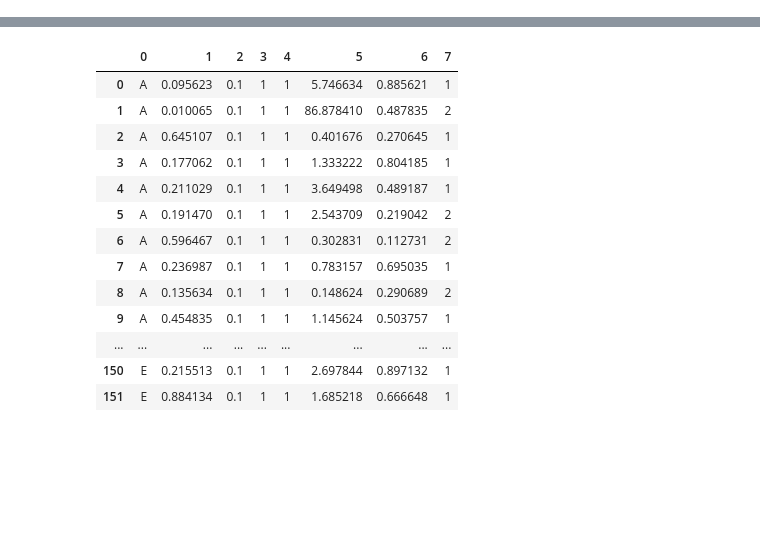
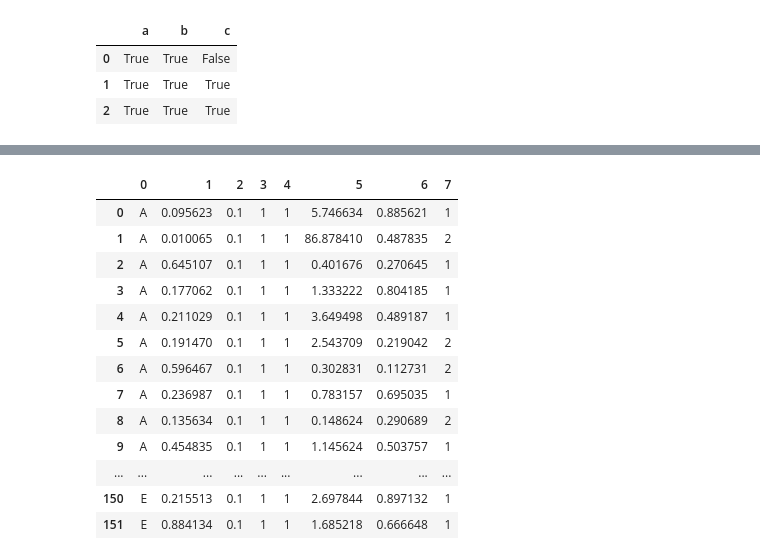
Before and after one commit to robertgrote/News-Asymmetry-Study, a Jupyter notebook: 'Jump' Program Practice Notebook.ipynb, the cells around one changed output, grey strips where cells are left out. Drawn from its saved outputs; the diff is of its cells as text; code cells hidden in the pictures; blank space fills up the shorter version.

```diff
--- a/'Jump' Program Practice Notebook.ipynb
+++ b/'Jump' Program Practice Notebook.ipynb
@@ -31,0 +28,20 @@ RangeIndex(start=0, stop=4000, step=1)
+# %%
+def jumpgetter(df, lookback=1, ythresh=.2): #make ythresh a ratio like .1 for a ten percent jump
+    pctchanges=df.pct_change(periods=lookback)
+    tfdf=pd.DataFrame() #initialize
+    for col in range(len(pctchanges.columns)):
+        if ythresh>0:
+            jumpyeaornay=df[pctchanges.columns[col]]>ythresh
+            jumpyeaornay.rename(df.columns[col])
+        if ythresh<0:
+            jumpyeaornay=df[pctchanges.columns[col]]<ythresh
+        tfdf[df.columns[col]]=jumpyeaornay
+    jumpsofthresh=pd.DataFrame(tfdf.values*pctchanges.values)
+    return tfdf
+# %%
+jumpgetter(df)
+# %% [output]
+|  | a | b | c |
+| 0 | True | True | False |
+| 1 | True | True | True |
+| 2 | True | True | True |
```
Also changed, not shown: parts of 17 cells of this notebook, 2 other files.
